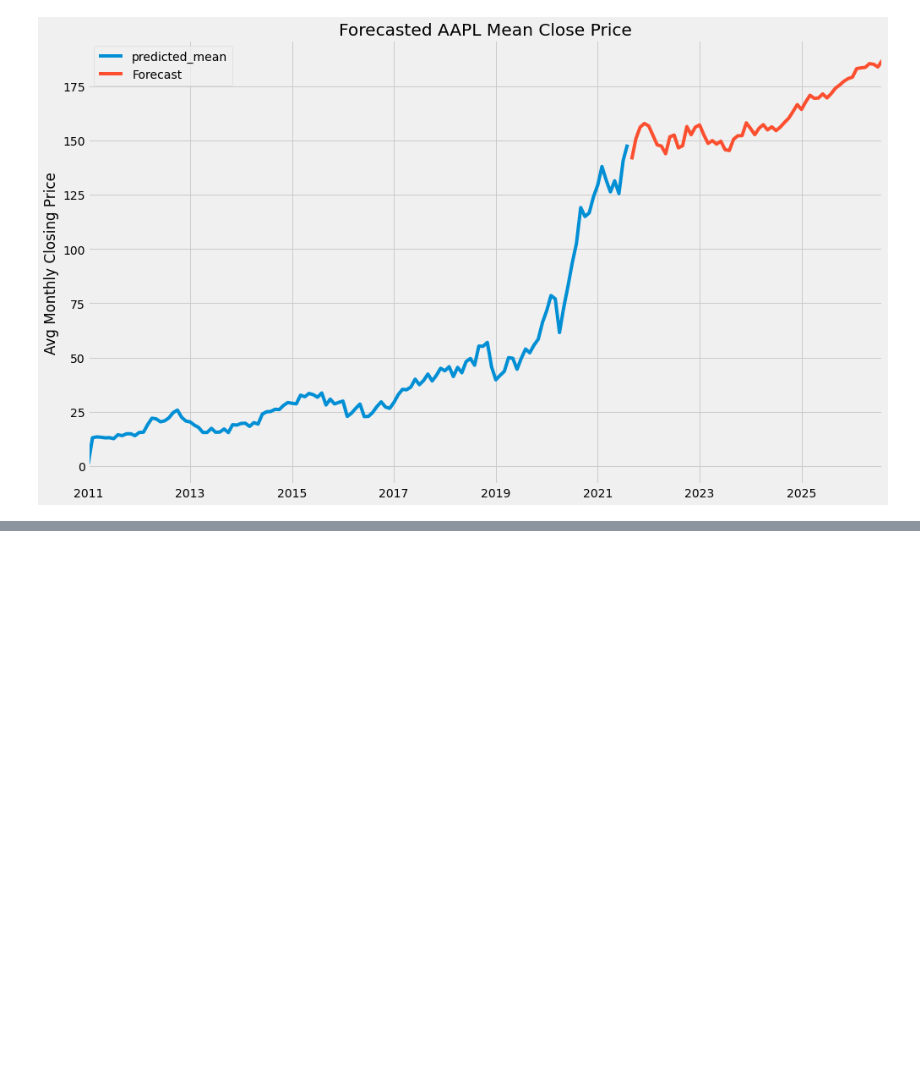
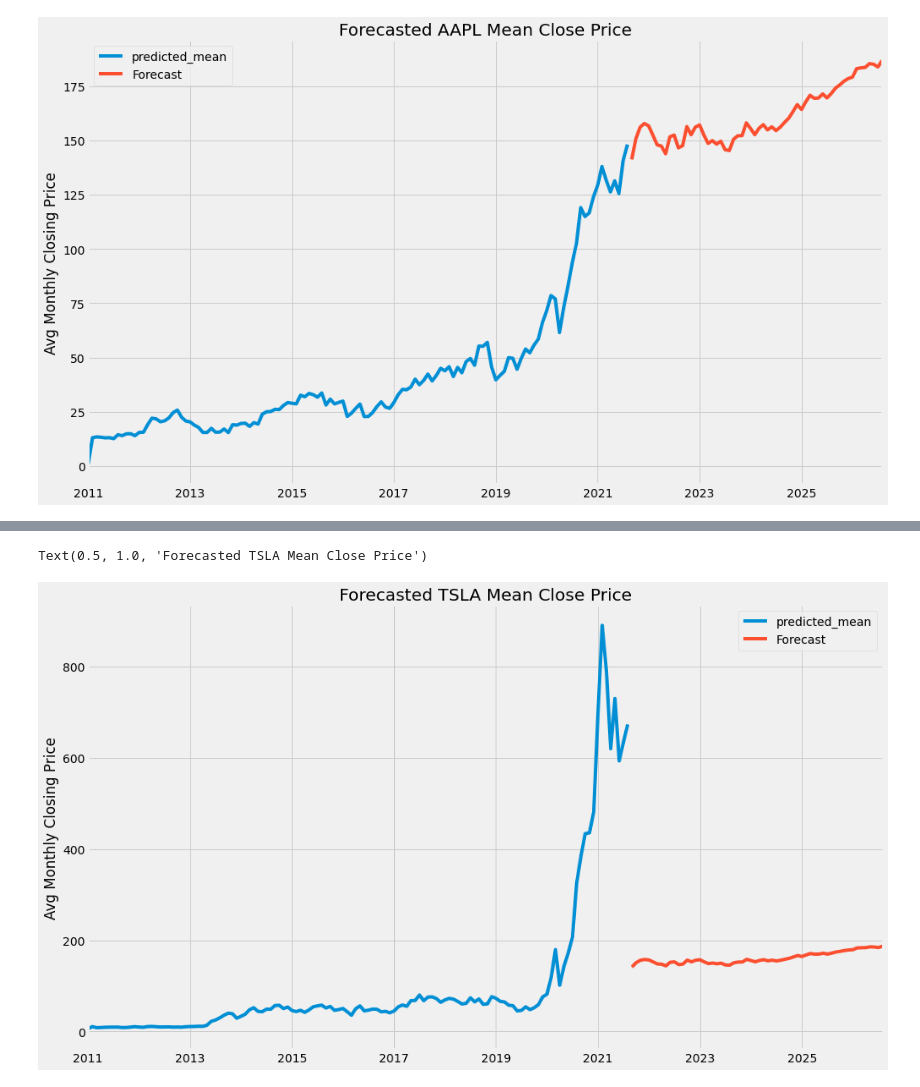
Before and after one commit to melfraas/ML_Stock_Project, a Jupyter notebook: Clean_Working_Data.ipynb, the cells around one changed output, grey strips where cells are left out. Drawn from its saved outputs; the diff is of its cells as text; code cells hidden in the pictures; blank space fills up the shorter version.

```diff
--- a/Clean_Working_Data.ipynb
+++ b/Clean_Working_Data.ipynb
@@ -388,0 +400,10 @@ Text(0.5, 1.0, 'Forecasted AAPL Mean Close Price')
+# %%
+#Forecast through 2025
+#plot the predictions
+result3.plot(figsize = (15, 9), legend = True)
+forecast2.plot(legend = True)
+plt.ylabel('Avg Monthly Closing Price')
+plt.title('Forecasted TSLA Mean Close Price')
+# %% [output]
+Text(0.5, 1.0, 'Forecasted TSLA Mean Close Price')
+[figure, added]
```
Also changed, not shown: parts of 10 cells of this notebook.
